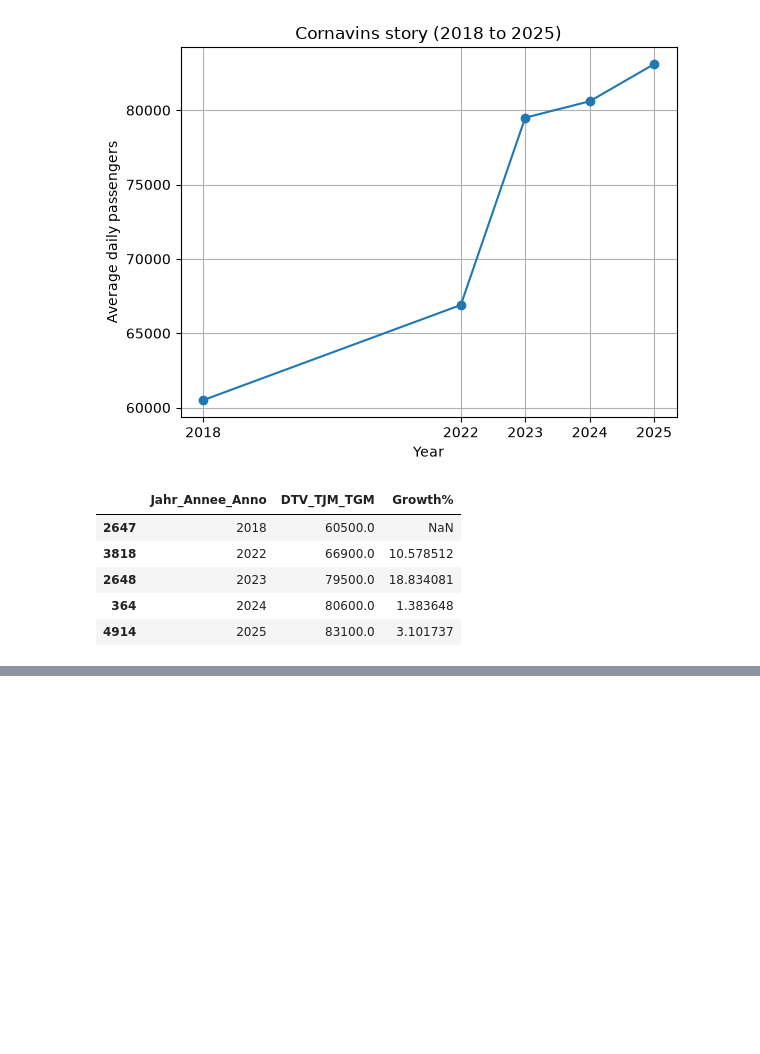
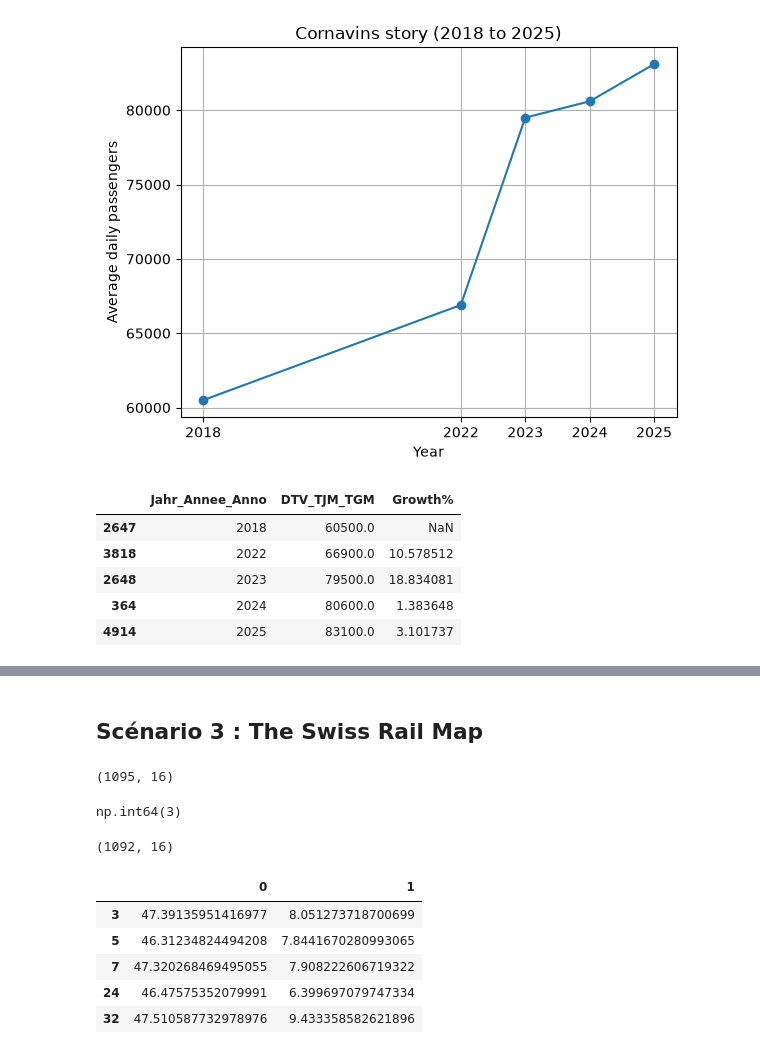
Before and after one commit to fatimaalame/seminaire-de-programmation, a Jupyter notebook: CW2_Ticket2Ride/ticket2ride.ipynb, the cells around one changed output, grey strips where cells are left out. Cells and saved outputs as stored; diff of their text form; code cells hidden in the pictures; blank space fills up the shorter version.

```diff
--- a/CW2_Ticket2Ride/ticket2ride.ipynb
+++ b/CW2_Ticket2Ride/ticket2ride.ipynb
@@ -181,0 +182,2 @@ And, we couldn't analyse 2019, 2020, 2021 because the dataset didnt include them
+# %% [markdown]
+## Scénario 3 : The Swiss Rail Map
@@ -181,0 +190,28 @@ And, we couldn't analyse 2019, 2020, 2021 because the dataset didnt include them
+# %%
+# on garde seulement les lignes de l'année 2025
+df_2025 = df[df["Jahr_Annee_Anno"] == 2025]
+df_2025.shape
+# %% [output]
+(1095, 16)
+# %%
+# combien de gares n'ont pas de coordonnées ?
+df_2025["geopos"].isna().sum()
+# %% [output]
+np.int64(3)
+# %%
+# on enlève les gares qui n'ont pas de coordonnées en regardant la colonne geopos
+df_2025 = df_2025.dropna(subset=["geopos"])
+df_2025.shape
+# %% [output]
+(1092, 16)
+# %%
+# on coupe geopos à la virgule pour toutes les gares et après on met latitude et longitude dans deux colonnes (0 et 1)
+coord = df_2025["geopos"].str.split(",", expand=True)
+coord.head()
+# %% [output]
+|  | 0 | 1 |
+| 3 | 47.39135951416977 | 8.051273718700699 |
+| 5 | 46.31234824494208 | 7.8441670280993065 |
+| 7 | 47.320268469495055 | 7.908222606719322 |
+| 24 | 46.47575352079991 | 6.399697079747334 |
+| 32 | 47.510587732978976 | 9.433358582621896 |
```
Also changed, not shown: parts of 5 cells of this notebook, 1 other file.
